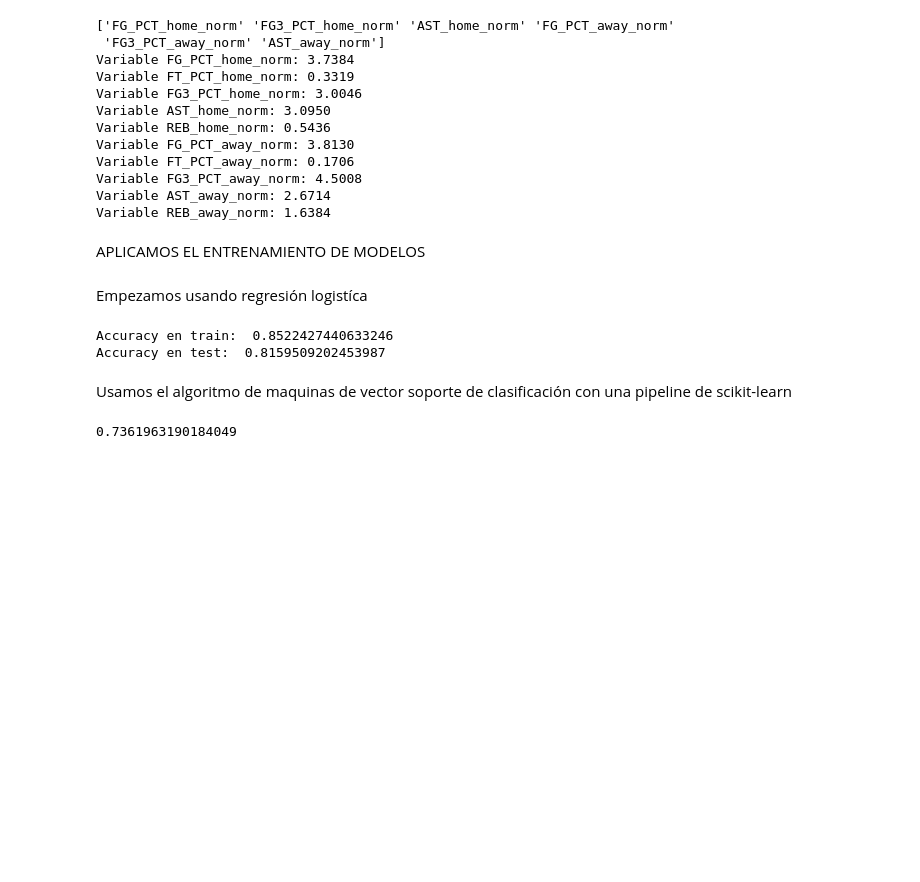
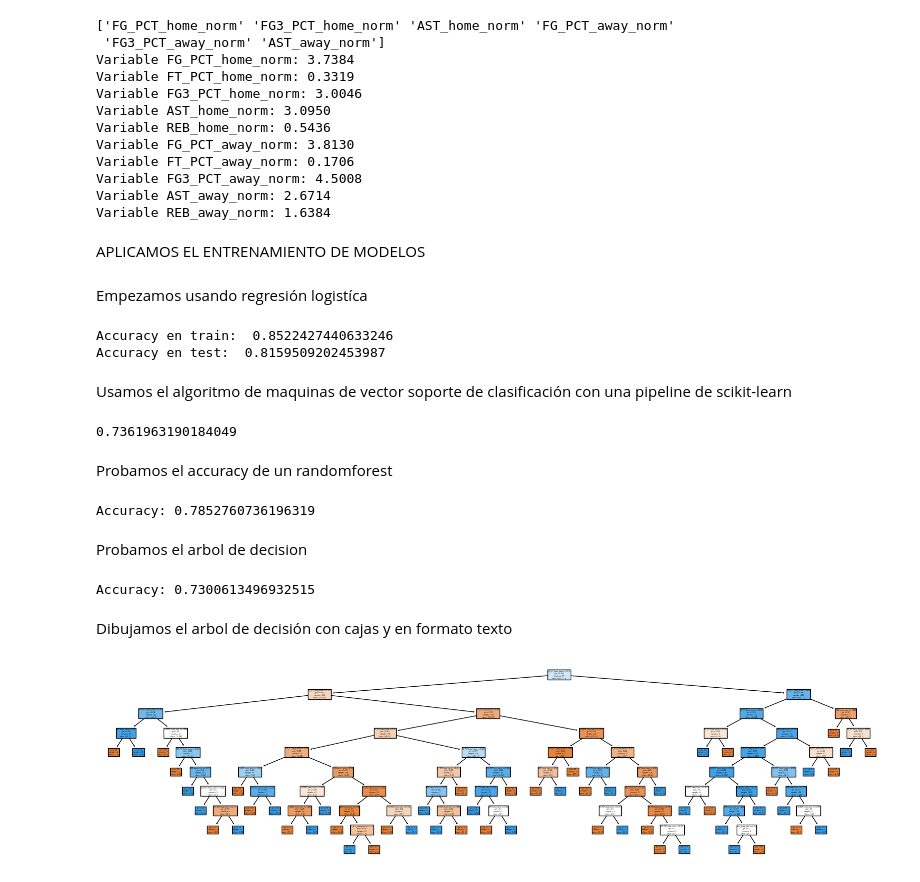
Before and after one commit to dcristobalhMad/ml-entrega2, a Jupyter notebook: entrega.ipynb, the cells around one changed output. Drawn from its saved outputs; the diff is of its cells as text; code cells hidden in the pictures; blank space fills up the shorter version.

```diff
--- a/entrega.ipynb
+++ b/entrega.ipynb
@@ -627,3 +628,43 @@ pipe.fit(X_train, y_train)
 pipe.score(X_test, y_test)
 # %% [output]
 0.7361963190184049
+# %% [markdown]
+Probamos el accuracy de un randomforest
+# %%
+#Import Random Forest Model
+from sklearn.ensemble import RandomForestClassifier
+
+#Create a Gaussian Classifier
+clf=RandomForestClassifier(n_estimators=100)
+
+#Train the model using the training sets y_pred=clf.predict(X_test)
+clf.fit(X_train,y_train)
+
+y_pred=clf.predict(X_test)
+print("Accuracy:",metrics.accuracy_score(y_test, y_pred))
+# %% [output]
+Accuracy: 0.7852760736196319
+# %% [markdown]
+Probamos el arbol de decision
+# %%
+# Create Decision Tree classifer object
+clf = DecisionTreeClassifier(random_state = 42)
+
+# Train Decision Tree Classifer
+clf = clf.fit(X_train,y_train)
+
+#Predict the response for test dataset
+y_pred = clf.predict(X_test)
+
+print("Accuracy:",metrics.accuracy_score(y_test, y_pred))
+# %% [output]
+Accuracy: 0.7300613496932515
+# %% [markdown]
+Dibujamos el arbol de decisión con cajas y en formato texto
+# %%
+from sklearn.tree import plot_tree, export_text
+
+fig = plt.figure(figsize=(20,5))
+_ = plot_tree(clf, feature_names=clf.feature_names_in_, filled=True)
+# %% [output]
+[figure, added]
```
Also changed, not shown: parts of 2 cells of this notebook.
